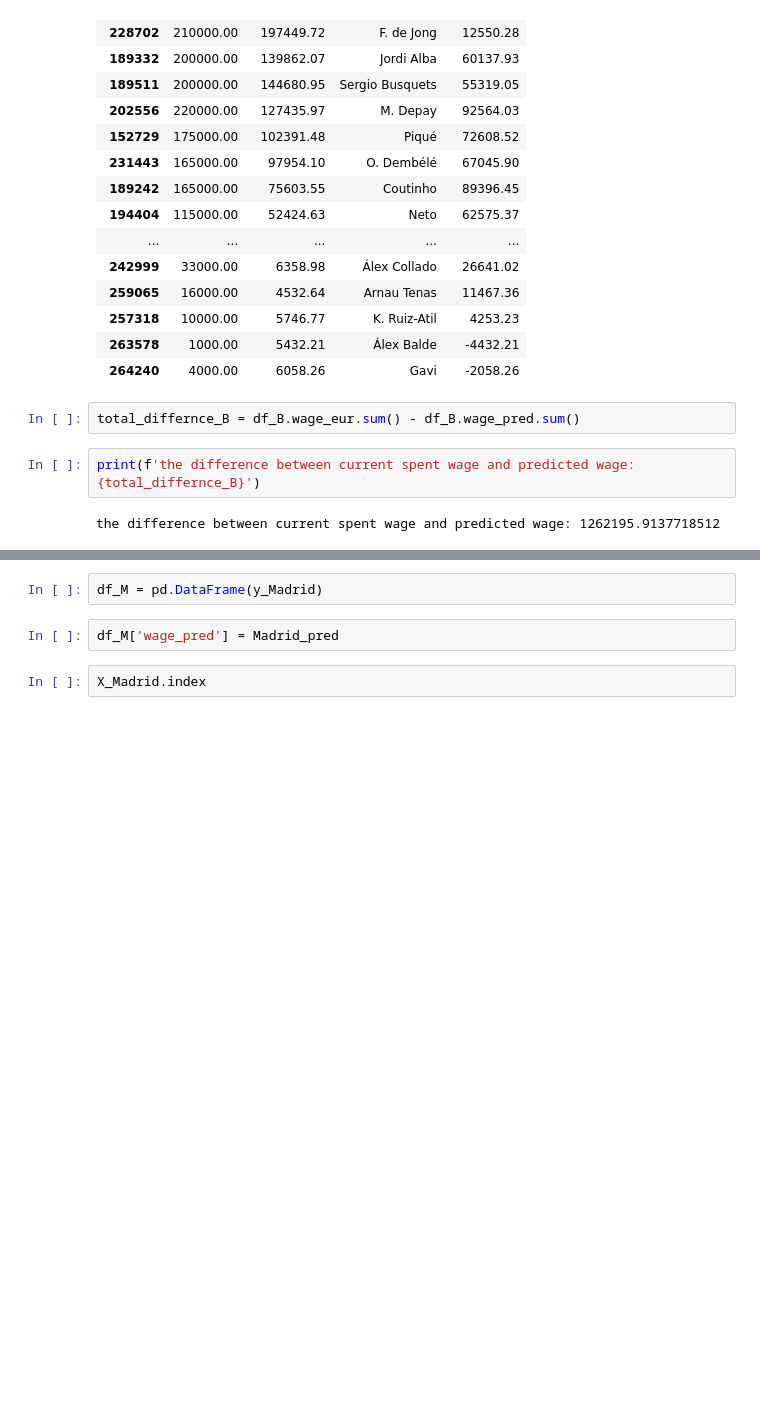
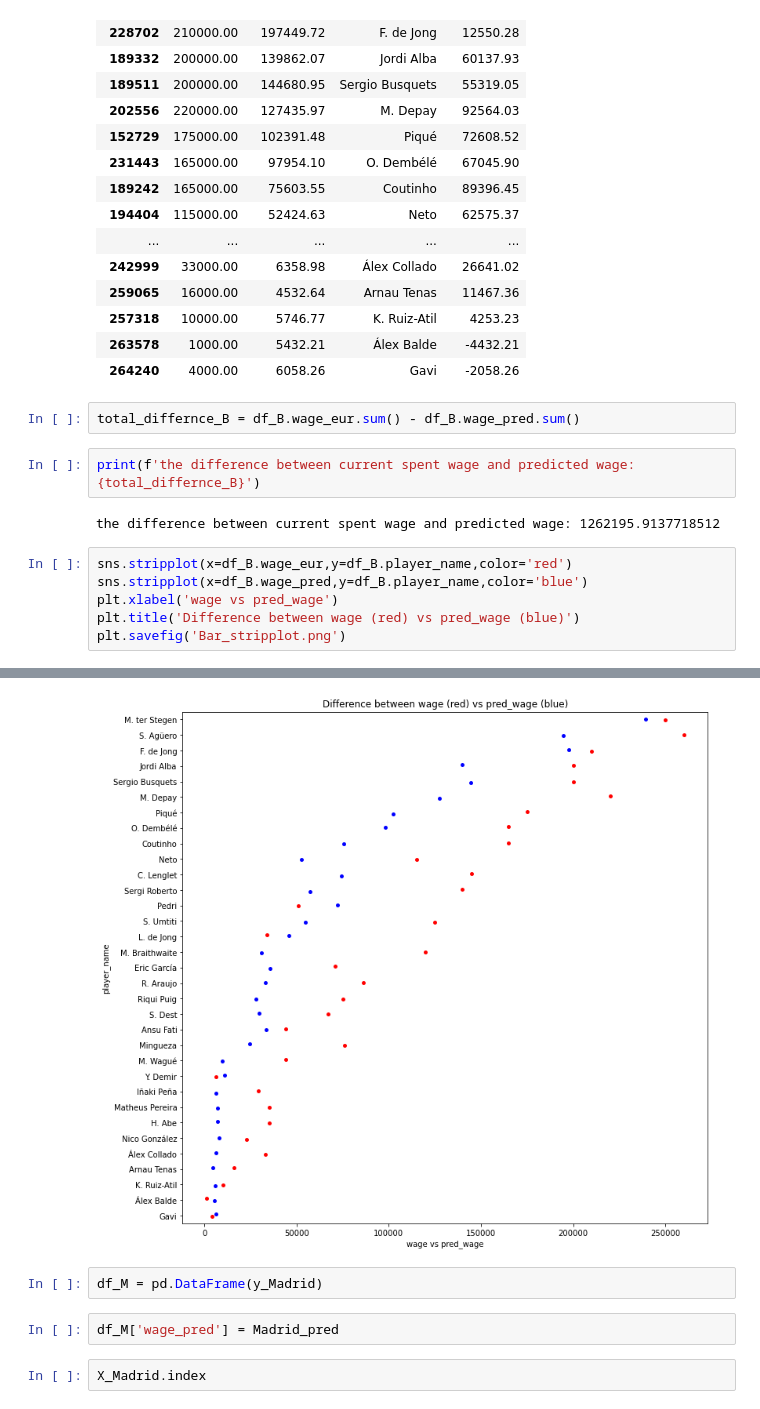
Before and after one commit to ironhack-bcn-data-pt/PR06-Machine-Learning-Group-Project, a Jupyter notebook: LazyModels.ipynb, the cells around one changed output, grey strips where cells are left out. Cells and saved outputs as stored; diff of their text form; blank space fills up the shorter version.

Commit message:
added 2 stripplots that explain better the differences between pred and true wages

```diff
--- a/LazyModels.ipynb
+++ b/LazyModels.ipynb
@@ -780,3 +780,10 @@ total_differnce_B = df_B.wage_eur.sum() - df_B.wage_pred.sum()
 print(f'the difference between current spent wage and predicted wage: {total_differnce_B}')
 # %% [output]
 the difference between current spent wage and predicted wage: 1262195.9137718512
+# %%
+sns.stripplot(x=df_B.wage_eur,y=df_B.player_name,color='red')
+sns.stripplot(x=df_B.wage_pred,y=df_B.player_name,color='blue')
+plt.xlabel('wage vs pred_wage')
+plt.title('Difference between wage (red) vs pred_wage (blue)')
+plt.savefig('Bar_stripplot.png')
+# %% [output]
@@ -783,3 +795,4 @@ the difference between current spent wage and predicted wage: 1262195.9137718512
+[figure, added]
 # %%
 df_M = pd.DataFrame(y_Madrid)
 # %%
```
Also changed, not shown: parts of 4 cells of this notebook, 4 other files.
